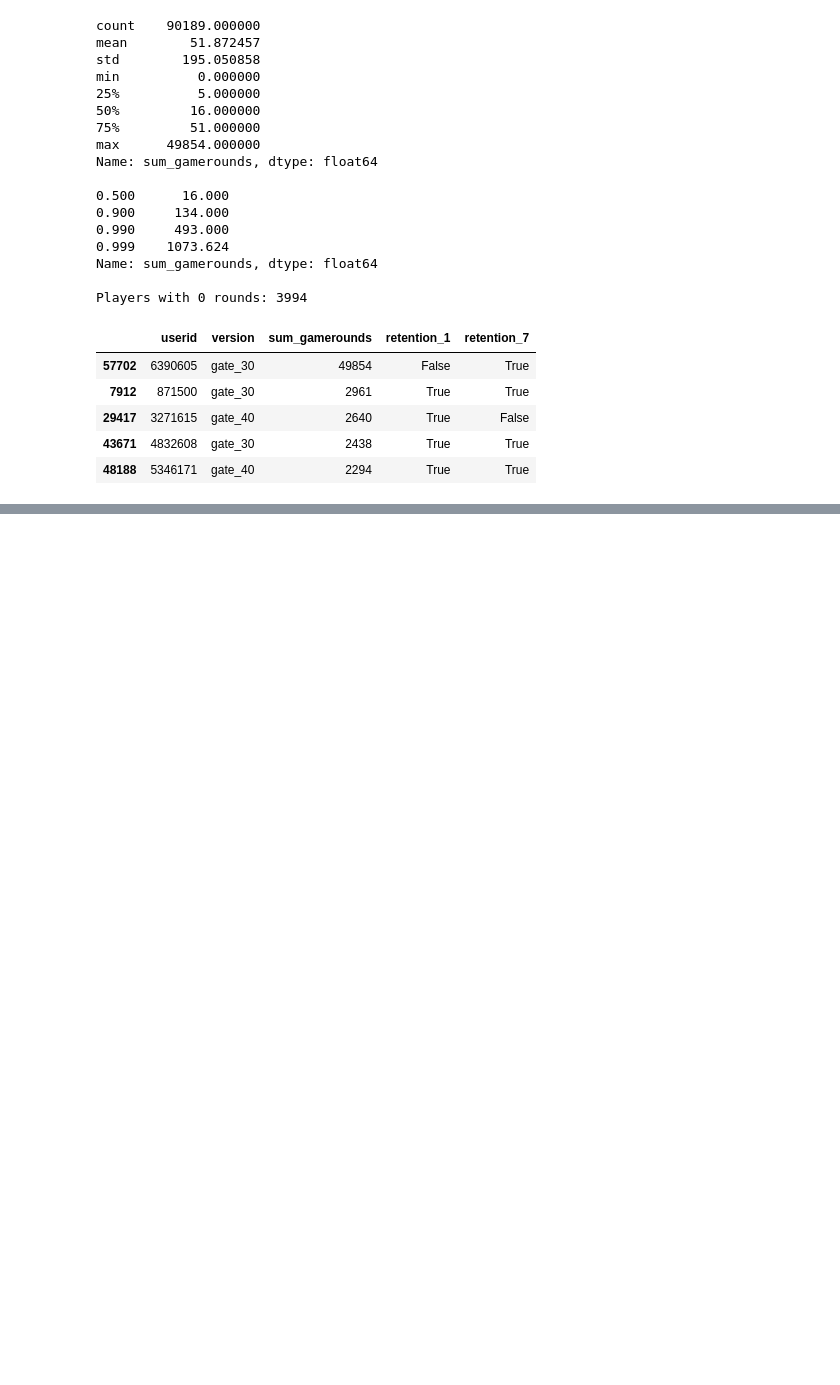
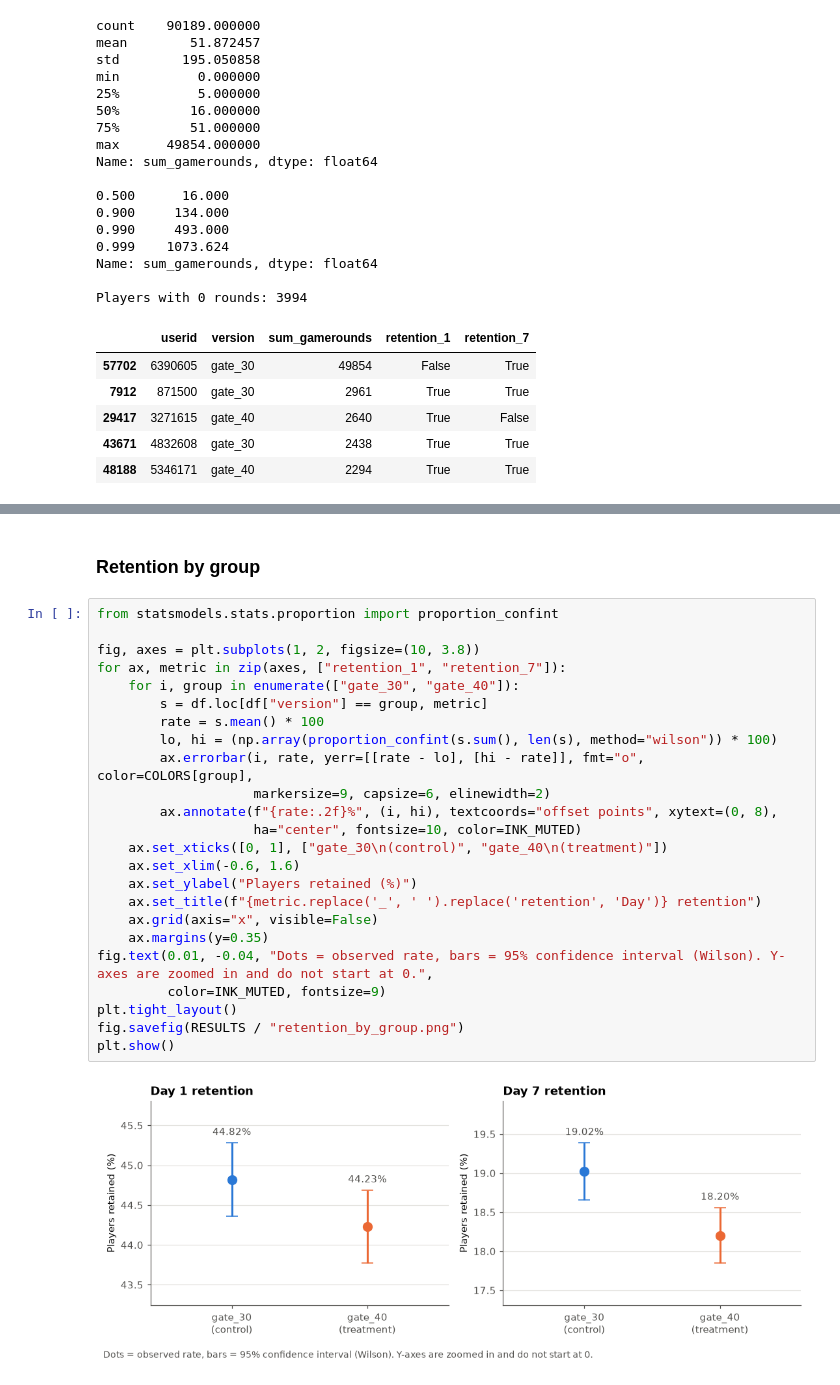
Before and after one commit to DarkhanMaks/cookie-cats-ab-test, a Jupyter notebook: notebooks/cookie_cats_ab_test.ipynb, the cells around one changed output, grey strips where cells are left out. Cells and saved outputs as stored; diff of their text form; blank space fills up the shorter version.

```diff
--- a/notebooks/cookie_cats_ab_test.ipynb
+++ b/notebooks/cookie_cats_ab_test.ipynb
@@ -91,0 +306,28 @@ plt.show()
+# %% [markdown]
+### Retention by group
+# %%
+from statsmodels.stats.proportion import proportion_confint
+
+fig, axes = plt.subplots(1, 2, figsize=(10, 3.8))
+for ax, metric in zip(axes, ["retention_1", "retention_7"]):
+    for i, group in enumerate(["gate_30", "gate_40"]):
+        s = df.loc[df["version"] == group, metric]
+        rate = s.mean() * 100
+        lo, hi = (np.array(proportion_confint(s.sum(), len(s), method="wilson")) * 100)
+        ax.errorbar(i, rate, yerr=[[rate - lo], [hi - rate]], fmt="o", color=COLORS[group],
+                    markersize=9, capsize=6, elinewidth=2)
+        ax.annotate(f"{rate:.2f}%", (i, hi), textcoords="offset points", xytext=(0, 8),
+                    ha="center", fontsize=10, color=INK_MUTED)
+    ax.set_xticks([0, 1], ["gate_30\n(control)", "gate_40\n(treatment)"])
+    ax.set_xlim(-0.6, 1.6)
+    ax.set_ylabel("Players retained (%)")
+    ax.set_title(f"{metric.replace('_', ' ').replace('retention', 'Day')} retention")
+    ax.grid(axis="x", visible=False)
+    ax.margins(y=0.35)
+fig.text(0.01, -0.04, "Dots = observed rate, bars = 95% confidence interval (Wilson). Y-axes are zoomed in and do not start at 0.",
+         color=INK_MUTED, fontsize=9)
+plt.tight_layout()
+fig.savefig(RESULTS / "retention_by_group.png")
+plt.show()
+# %% [output]
+[figure, added]
```
Also changed, not shown: parts of 34 cells of this notebook, 18 other files.
